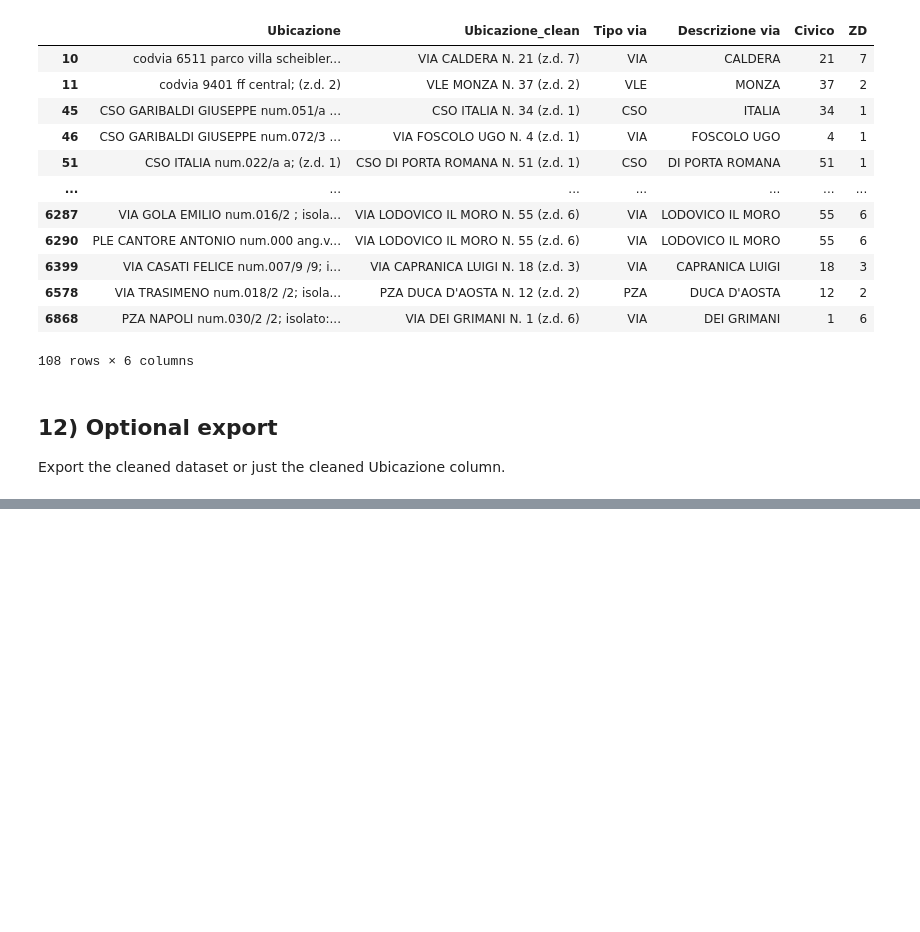
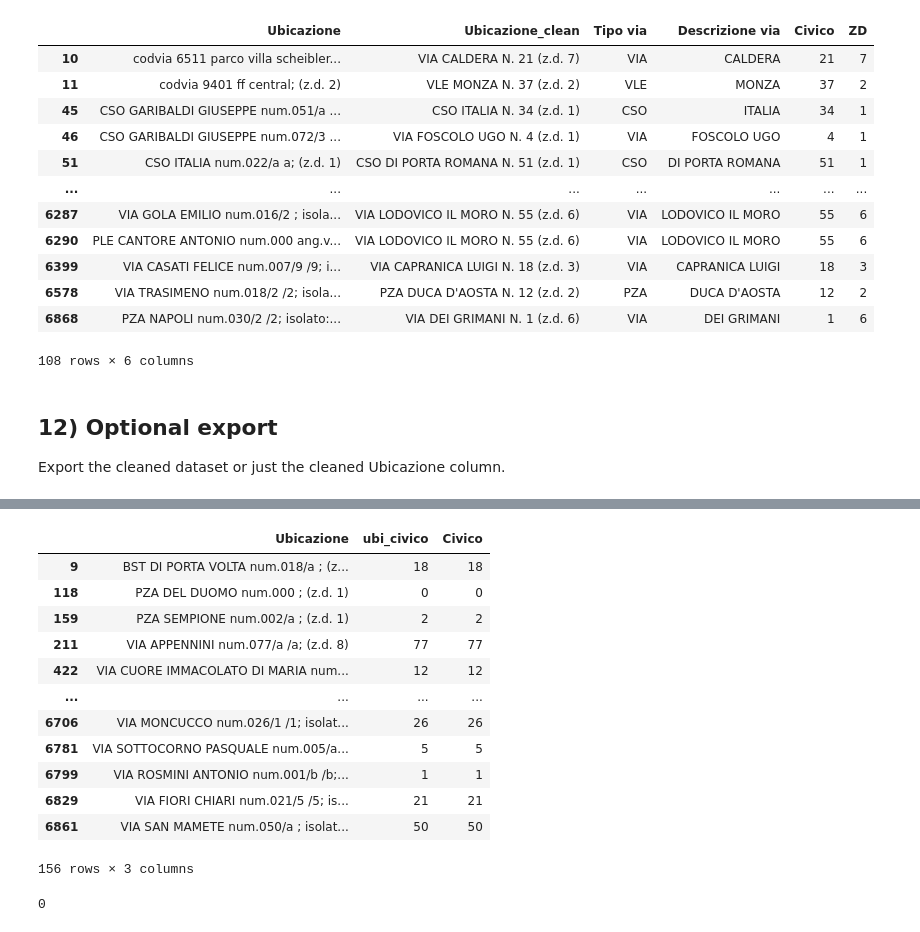
Before and after one commit to ericpiotti/Data_and_Information_Quality, a Jupyter notebook: notebooks/cleaning_indirizzo.ipynb, the cells around one changed output, grey strips where cells are left out. Cells and saved outputs as stored; diff of their text form; code cells hidden in the pictures; blank space fills up the shorter version.

```diff
--- a/notebooks/cleaning_indirizzo.ipynb
+++ b/notebooks/cleaning_indirizzo.ipynb
@@ -229,0 +249,26 @@ Export the cleaned dataset or just the cleaned Ubicazione column.
+# %%
+# To make sure that I only change the null values with non null values
+mask_fill_civico = (
+    MILANO_COPY["Civico"].isna() & MILANO_COPY["ubi_civico"].notna()
+)
+MILANO_COPY.loc[mask_fill_civico, "Civico"] = MILANO_COPY.loc[mask_fill_civico, "ubi_civico"]
+
+MILANO_COPY.loc[mask_fill_civico, ["Ubicazione", "ubi_civico", "Civico"]]
+# %% [output]
+|  | Ubicazione | ubi_civico | Civico |
+| 9 | BST DI PORTA VOLTA num.018/a ; (z... | 18 | 18 |
+| 118 | PZA DEL DUOMO num.000 ; (z.d. 1) | 0 | 0 |
+| 159 | PZA SEMPIONE num.002/a ; (z.d. 1) | 2 | 2 |
+| 211 | VIA APPENNINI num.077/a /a; (z.d. 8) | 77 | 77 |
+| 422 | VIA CUORE IMMACOLATO DI MARIA num... | 12 | 12 |
+| ... | ... | ... | ... |
+| 6706 | VIA MONCUCCO num.026/1 /1; isolat... | 26 | 26 |
+| 6781 | VIA SOTTOCORNO PASQUALE num.005/a... | 5 | 5 |
+| 6799 | VIA ROSMINI ANTONIO num.001/b /b;... | 1 | 1 |
+| 6829 | VIA FIORI CHIARI num.021/5 /5; is... | 21 | 21 |
+| 6861 | VIA SAN MAMETE num.050/a ; isolat... | 50 | 50 |
+156 rows × 3 columns
+# %%
+MILANO_COPY["Civico"].isna().sum()  # now equal to 0!!!
+# %% [output]
+0
```
Also changed, not shown: parts of 2 cells of this notebook.
